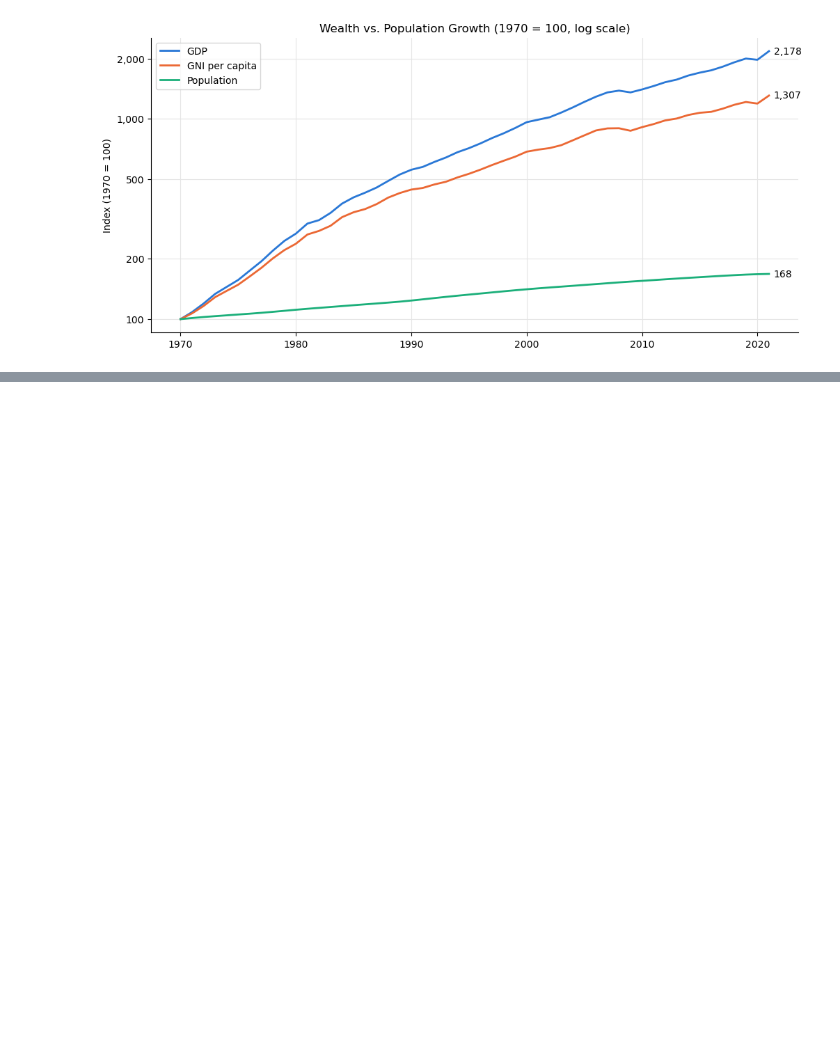
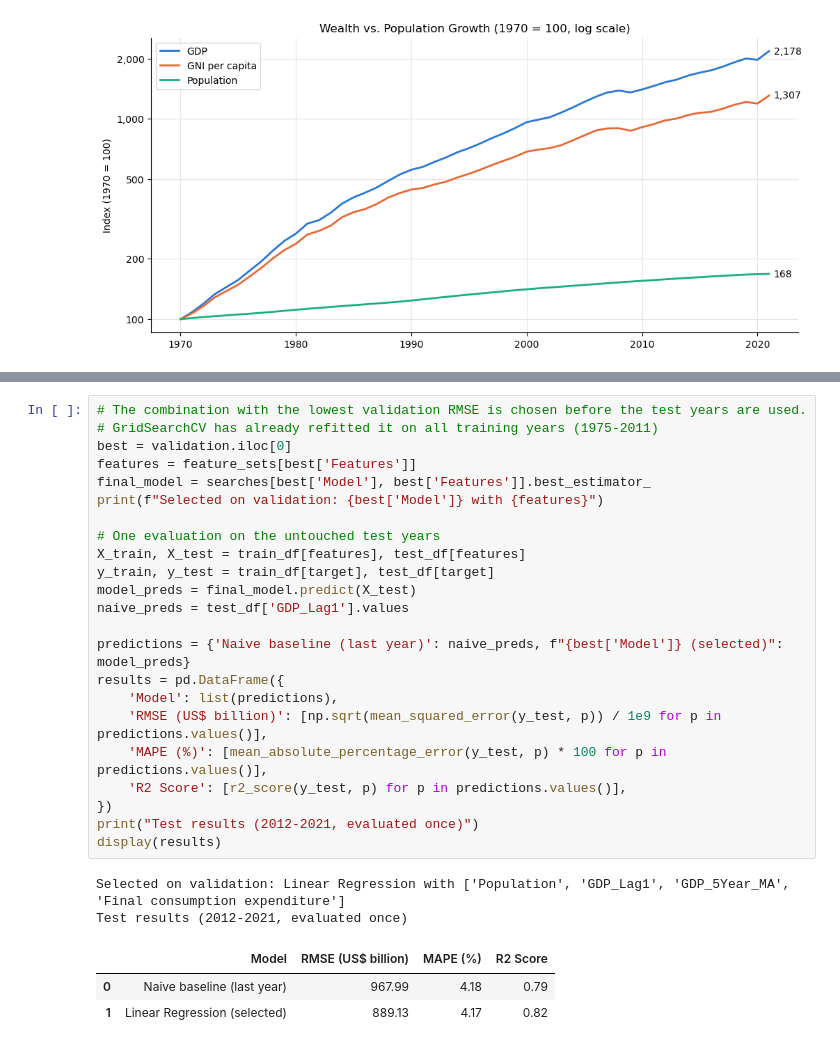
Before and after one commit to jbyiringiro/gdp-time-series-pipeline, a Jupyter notebook: Building_a_Pipeline_for_Time_Series_Data.ipynb, the cells around one changed output, grey strips where cells are left out. Cells and saved outputs as stored; diff of their text form; blank space fills up the shorter version.

```diff
--- a/Building_a_Pipeline_for_Time_Series_Data.ipynb
+++ b/Building_a_Pipeline_for_Time_Series_Data.ipynb
@@ -677,0 +695,29 @@ Both the tuned Decision Tree and the tuned Random Forest performed poorly, with
+# %%
+# The combination with the lowest validation RMSE is chosen before the test years are used.
+# GridSearchCV has already refitted it on all training years (1975-2011)
+best = validation.iloc[0]
+features = feature_sets[best['Features']]
+final_model = searches[best['Model'], best['Features']].best_estimator_
+print(f"Selected on validation: {best['Model']} with {features}")
+
+# One evaluation on the untouched test years
+X_train, X_test = train_df[features], test_df[features]
+y_train, y_test = train_df[target], test_df[target]
+model_preds = final_model.predict(X_test)
+naive_preds = test_df['GDP_Lag1'].values
+
+predictions = {'Naive baseline (last year)': naive_preds, f"{best['Model']} (selected)": model_preds}
+results = pd.DataFrame({
+    'Model': list(predictions),
+    'RMSE (US$ billion)': [np.sqrt(mean_squared_error(y_test, p)) / 1e9 for p in predictions.values()],
+    'MAPE (%)': [mean_absolute_percentage_error(y_test, p) * 100 for p in predictions.values()],
+    'R2 Score': [r2_score(y_test, p) for p in predictions.values()],
+})
+print("Test results (2012-2021, evaluated once)")
+display(results)
+# %% [output]
+Selected on validation: Linear Regression with ['Population', 'GDP_Lag1', 'GDP_5Year_MA', 'Final consumption expenditure']
+Test results (2012-2021, evaluated once)
+|  | Model | RMSE (US$ billion) | MAPE (%) | R2 Score |
+| 0 | Naive baseline (last year) | 967.99 | 4.18 | 0.79 |
+| 1 | Linear Regression (selected) | 889.13 | 4.17 | 0.82 |
```
Also changed, not shown: parts of 10 cells of this notebook, 2 other files.
